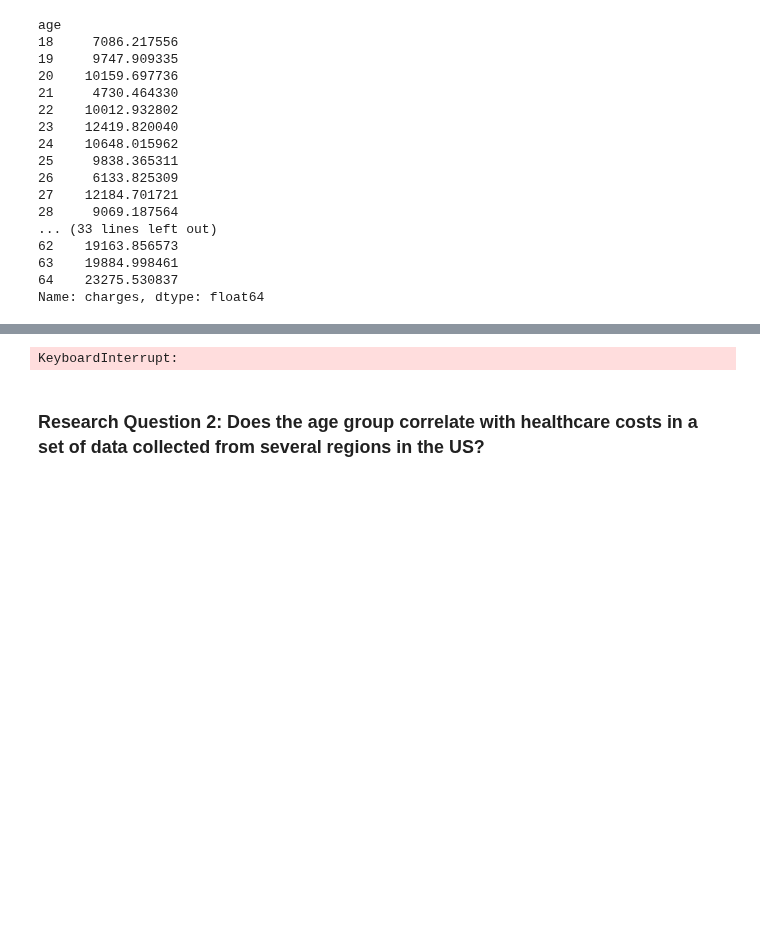
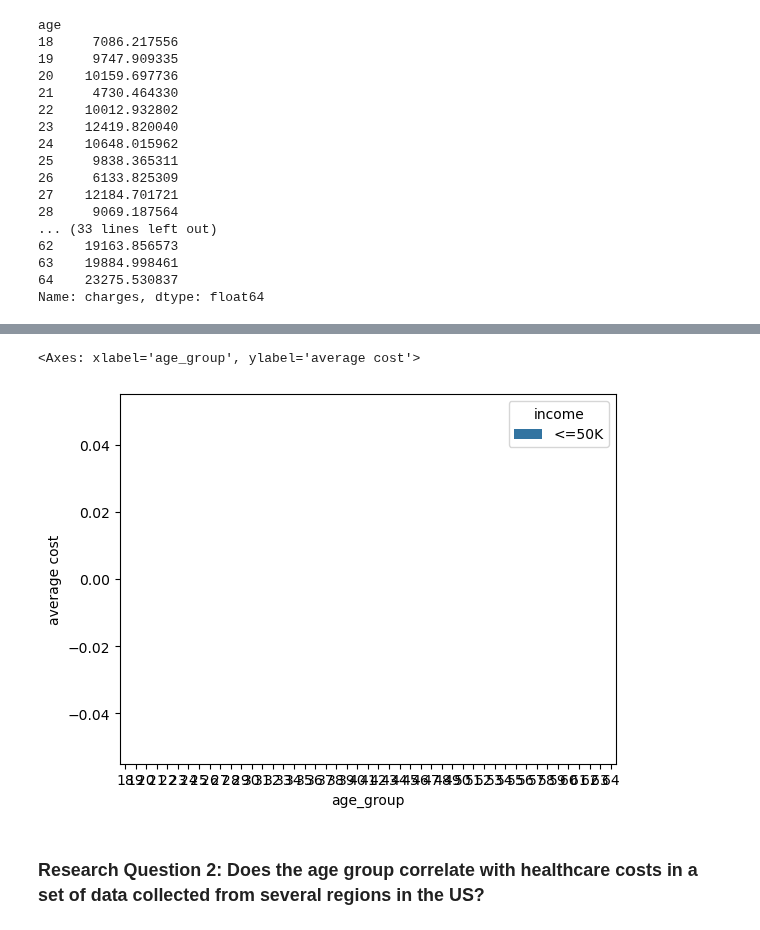
Before and after one commit to ubco-W2022T2-data301/project-group-group08, a Jupyter notebook: analysis/analysis1.ipynb, the cells around one changed output, grey strips where cells are left out. Drawn from its saved outputs; the diff is of its cells as text; code cells hidden in the pictures; blank space fills up the shorter version.

```diff
--- a/analysis/analysis1.ipynb
+++ b/analysis/analysis1.ipynb
@@ -193,7 +194,8 @@ finaldf1
 # %%
-sns.barplot(x = 'age_group', y = 'average cost', data = finaldf1)
+sns.barplot(x = 'age_group', y = 'average cost', data = finaldf1, hue = 'income')
 # %% [output]
-KeyboardInterrupt:
+<Axes: xlabel='age_group', ylabel='average cost'>
+[figure, added]
 # %% [markdown]
 ### Research Question 2: Does the age group correlate with healthcare costs in a set of data collected from several regions in the US?
 # %%
```
Also changed, not shown: parts of 1 cell of this notebook.
